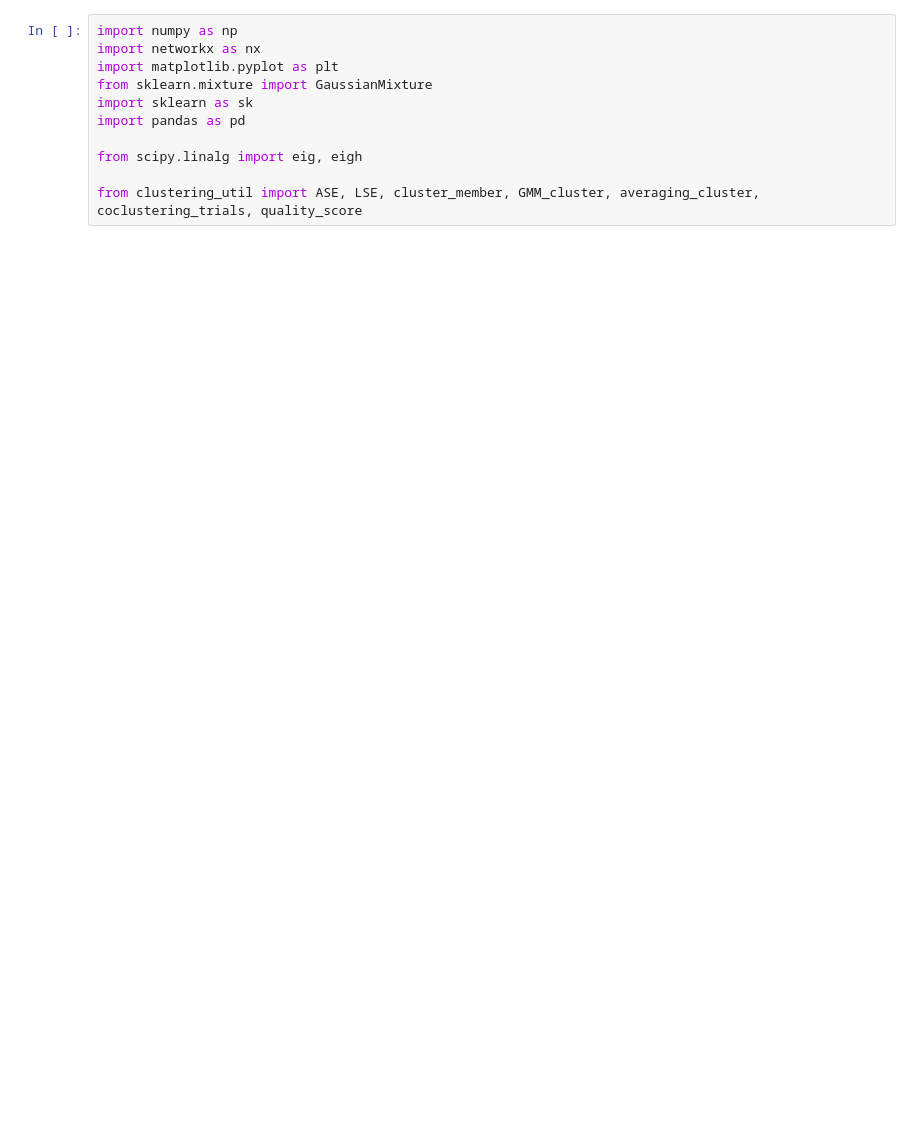
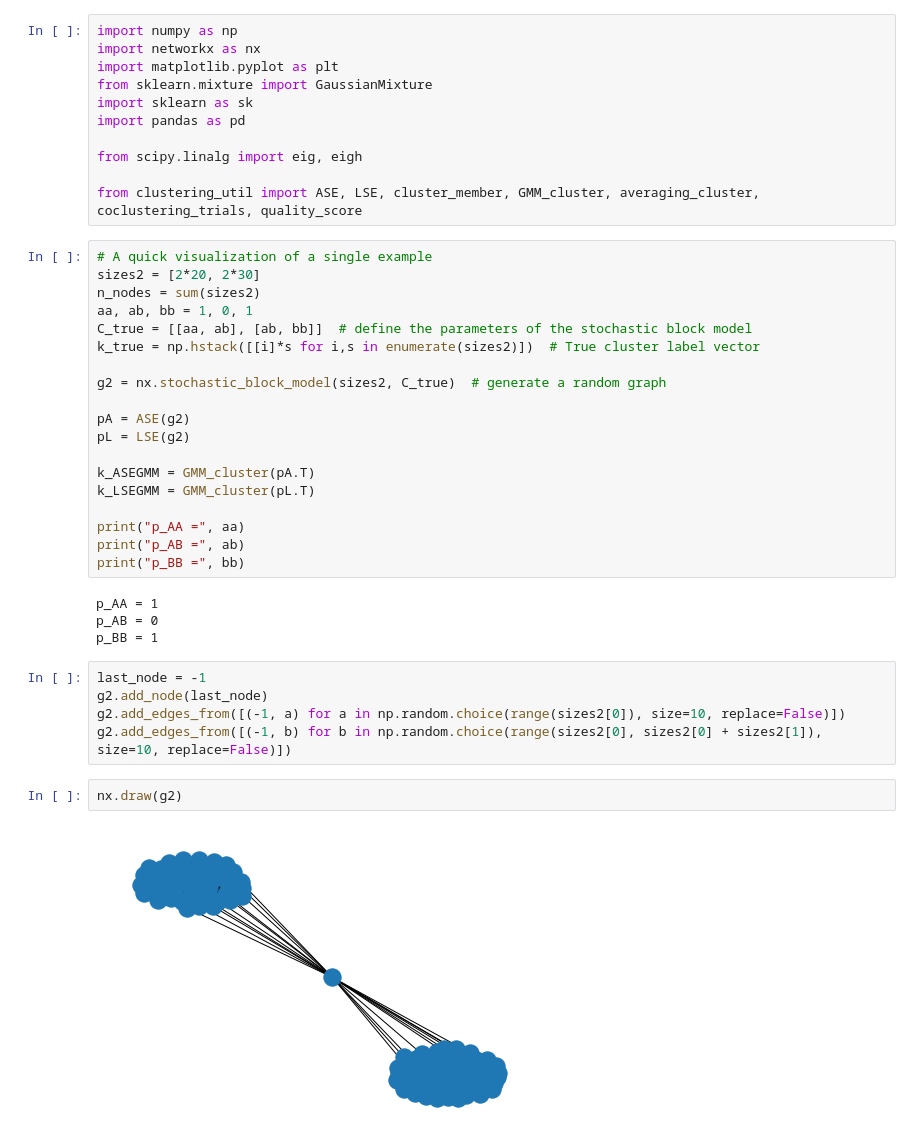
Before and after one commit to sekunder/clustering, a Jupyter notebook: Block model 2.ipynb, the cells around one changed output. Drawn from its saved outputs; the diff is of its cells as text; blank space fills up the shorter version.

```diff
--- a/Block model 2.ipynb
+++ b/Block model 2.ipynb
@@ -9,3 +30,35 @@ import pandas as pd
 from scipy.linalg import eig, eigh
 
 from clustering_util import ASE, LSE, cluster_member, GMM_cluster, averaging_cluster, coclustering_trials, quality_score
+# %%
+# A quick visualization of a single example
+sizes2 = [2*20, 2*30]
+n_nodes = sum(sizes2)
+aa, ab, bb = 1, 0, 1
+C_true = [[aa, ab], [ab, bb]]  # define the parameters of the stochastic block model
+k_true = np.hstack([[i]*s for i,s in enumerate(sizes2)])  # True cluster label vector
+
+g2 = nx.stochastic_block_model(sizes2, C_true)  # generate a random graph
+
+pA = ASE(g2)
+pL = LSE(g2)
+
+k_ASEGMM = GMM_cluster(pA.T)
+k_LSEGMM = GMM_cluster(pL.T)
+
+print("p_AA =", aa)
+print("p_AB =", ab)
+print("p_BB =", bb)
+# %% [output]
+p_AA = 1
+p_AB = 0
+p_BB = 1
+# %%
+last_node = -1
+g2.add_node(last_node)
+g2.add_edges_from([(-1, a) for a in np.random.choice(range(sizes2[0]), size=10, replace=False)])
+g2.add_edges_from([(-1, b) for b in np.random.choice(range(sizes2[0], sizes2[0] + sizes2[1]), size=10, replace=False)])
+# %%
+nx.draw(g2)
+# %% [output]
+[figure, added]
```
Also changed, not shown: parts of 9 cells of this notebook, 2 other files.
